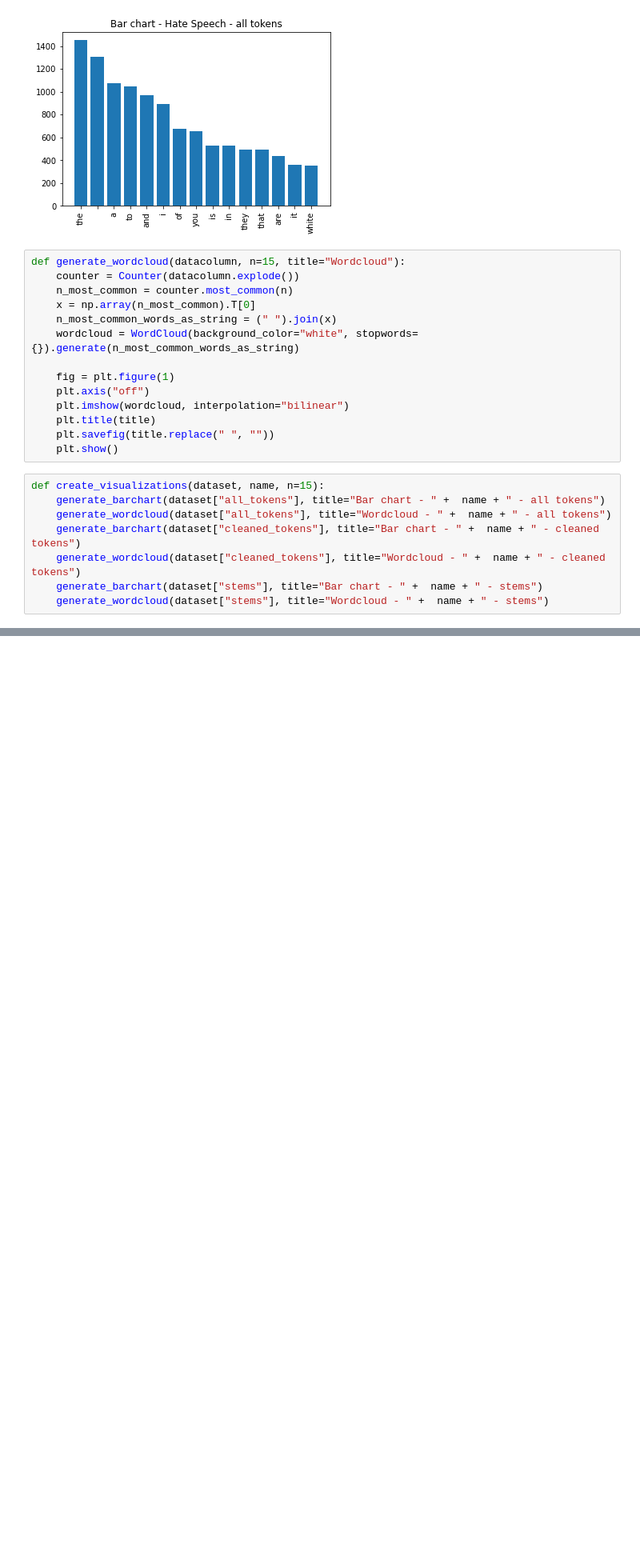
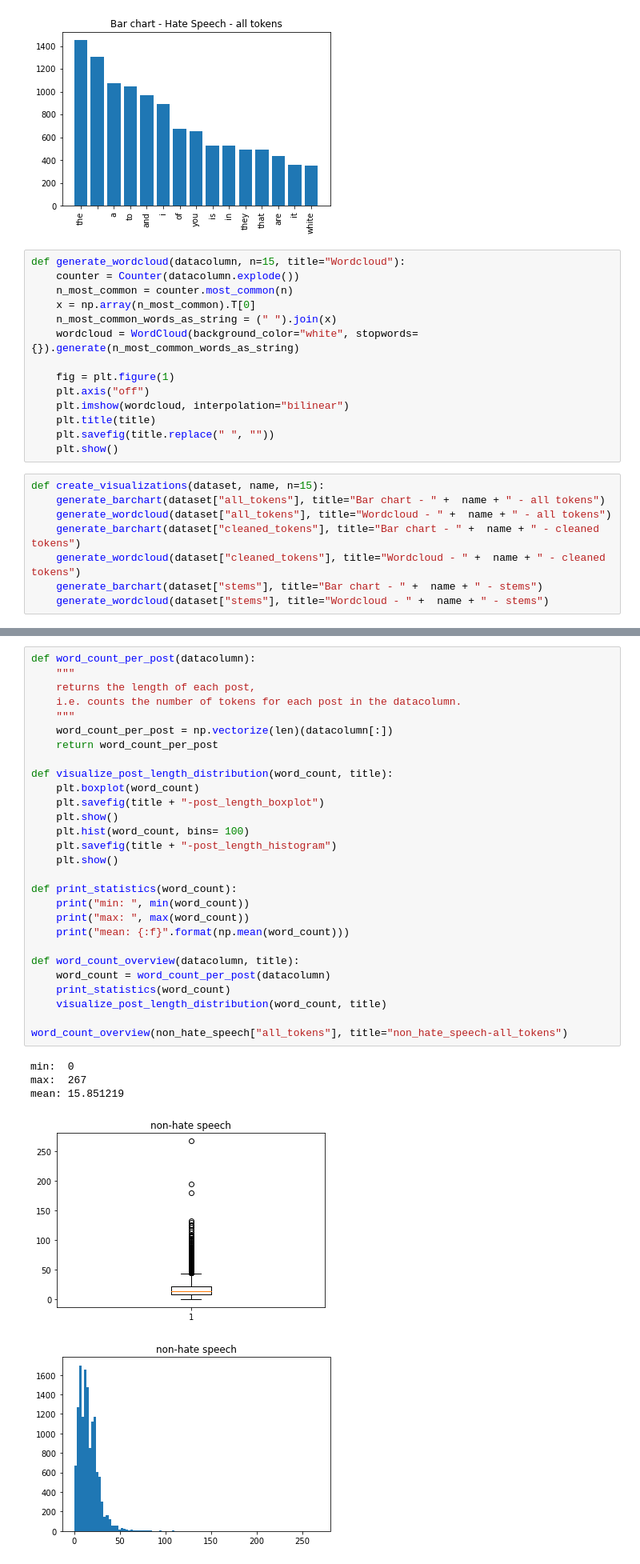
Before and after one commit to fidsusj/HateSpeechDetection, a Jupyter notebook: src/data_visualization.ipynb, the cells around one changed output, grey strips where cells are left out. Shown at 80% size. Drawn from its saved outputs; the diff is of its cells as text; blank space fills up the shorter version.

Commit message:
Add post length visualizations to Milestone Readme

```diff
--- a/src/data_visualization.ipynb
+++ b/src/data_visualization.ipynb
@@ -126,0 +127,34 @@ create_visualizations(non_hate_speech, "Non-Hate Speech", n=15)
+# %%
+def word_count_per_post(datacolumn):
+    """
+    returns the length of each post,
+    i.e. counts the number of tokens for each post in the datacolumn.
+    """
+    word_count_per_post = np.vectorize(len)(datacolumn[:])
+    return word_count_per_post
+
+def visualize_post_length_distribution(word_count, title):
+    plt.boxplot(word_count)
+    plt.savefig(title + "-post_length_boxplot")
+    plt.show()
+    plt.hist(word_count, bins= 100)
+    plt.savefig(title + "-post_length_histogram")
+    plt.show()
+
+def print_statistics(word_count):
+    print("min: ", min(word_count))
+    print("max: ", max(word_count))
+    print("mean: {:f}".format(np.mean(word_count)))
+
+def word_count_overview(datacolumn, title):
+    word_count = word_count_per_post(datacolumn)
+    print_statistics(word_count)
+    visualize_post_length_distribution(word_count, title)
+
+word_count_overview(non_hate_speech["all_tokens"], title="non_hate_speech-all_tokens")
+# %% [output]
+min:  0
+max:  267
+mean: 15.851219
+[figure, added]
+[figure, added]
```
Also changed, not shown: parts of 4 cells of this notebook, 6 other files.
